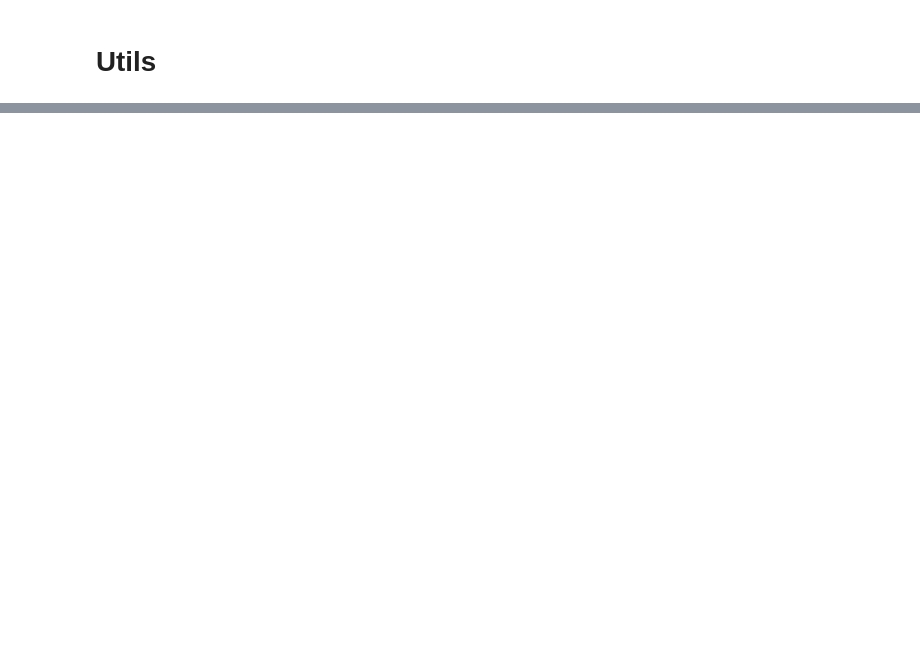
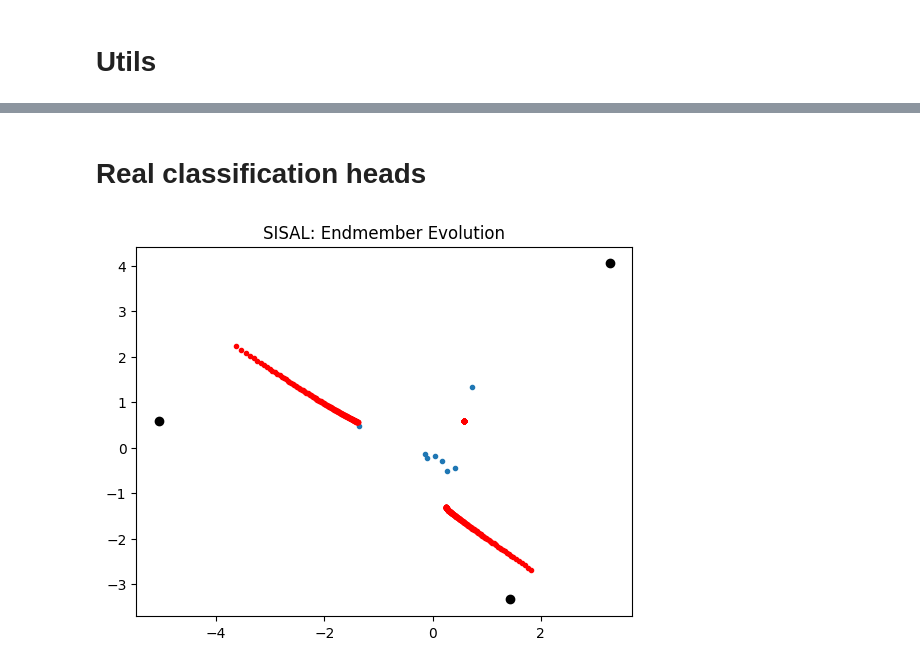
Before and after one commit to dennis-grinwald/task_vectors, a Jupyter notebook: analysis/sisal.ipynb, the cells around one changed output, grey strips where cells are left out. Saved outputs shown, nothing was run; the diff lists cells and outputs as text; code cells hidden in the pictures; blank space fills up the shorter version.

```diff
--- a/analysis/sisal.ipynb
+++ b/analysis/sisal.ipynb
@@ -16,0 +1124,23 @@ import matplotlib.pyplot as plt
+# %% [markdown]
+# Real classification heads
+# %%
+from sklearn.random_projection import GaussianRandomProjection
+# Load classification heads
+layer_id = -1
+mlp_weights_dict = {}
+for path in os.listdir('../mlp_weights'):
+    if path.endswith('.npy'):
+        mlp_weights_dict[path.split('_')[0]] = np.load(f'../mlp_weights/{path}', allow_pickle=True)
+mlp_weights_arr = np.array([v for v in mlp_weights_dict.values()])[:,-1,:]
+# reduced_data = GaussianRandomProjection(n_components=512).fit_transform(mlp_weights_arr).T
+reduced_data = PCA(n_components=3).fit_transform(mlp_weights_arr).T
+M, Q, Y_proj, Up, my, sing_values = sisal(
+    reduced_data,
+    p=3,
+    seed=1,
+    mm_iters=50,
+    verbose=2,
+    tau=1,
+    )
+# %% [output]
+[figure, added]
```
Also changed, not shown: parts of 22 cells of this notebook, 11 other files.
